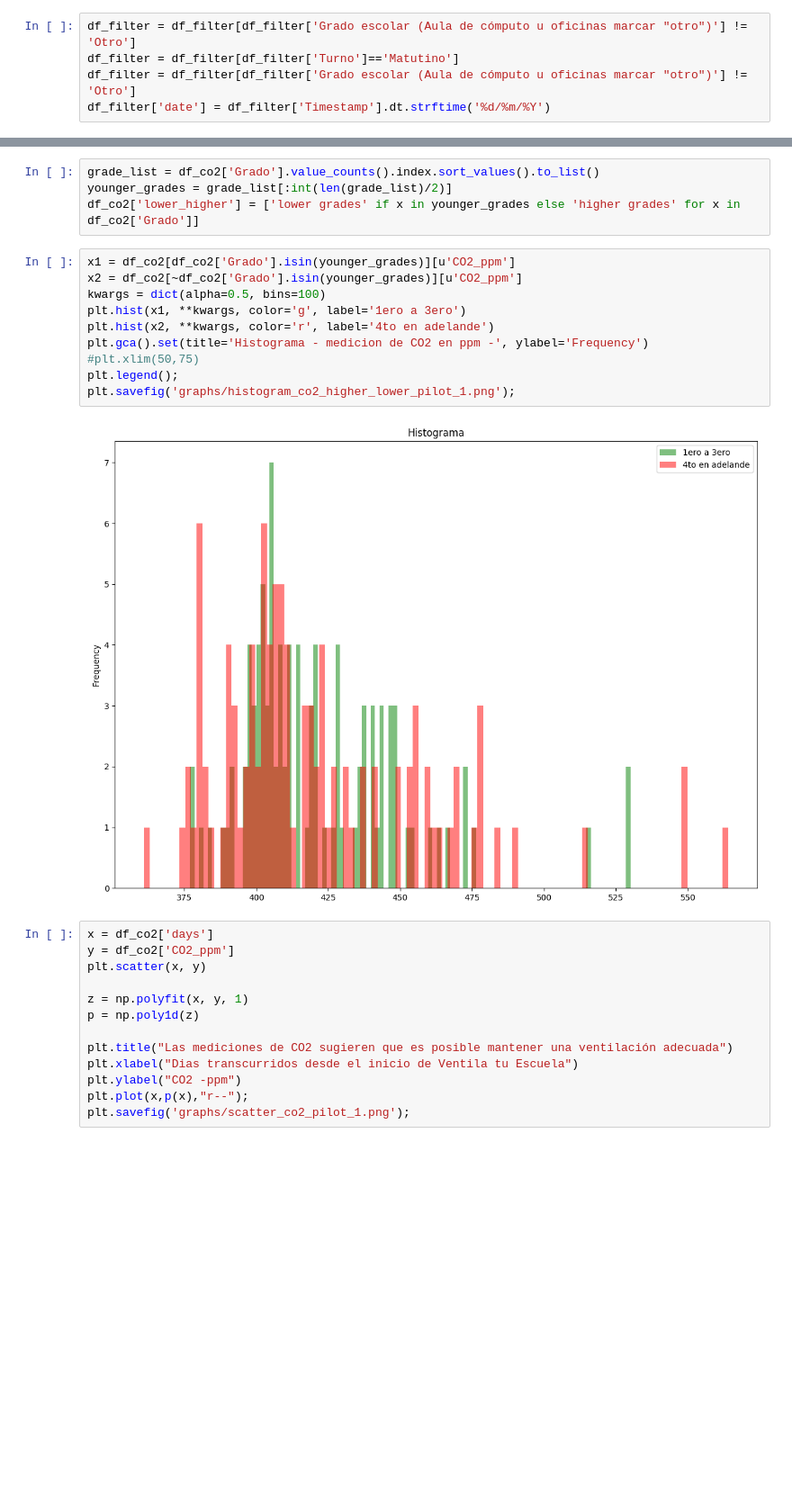
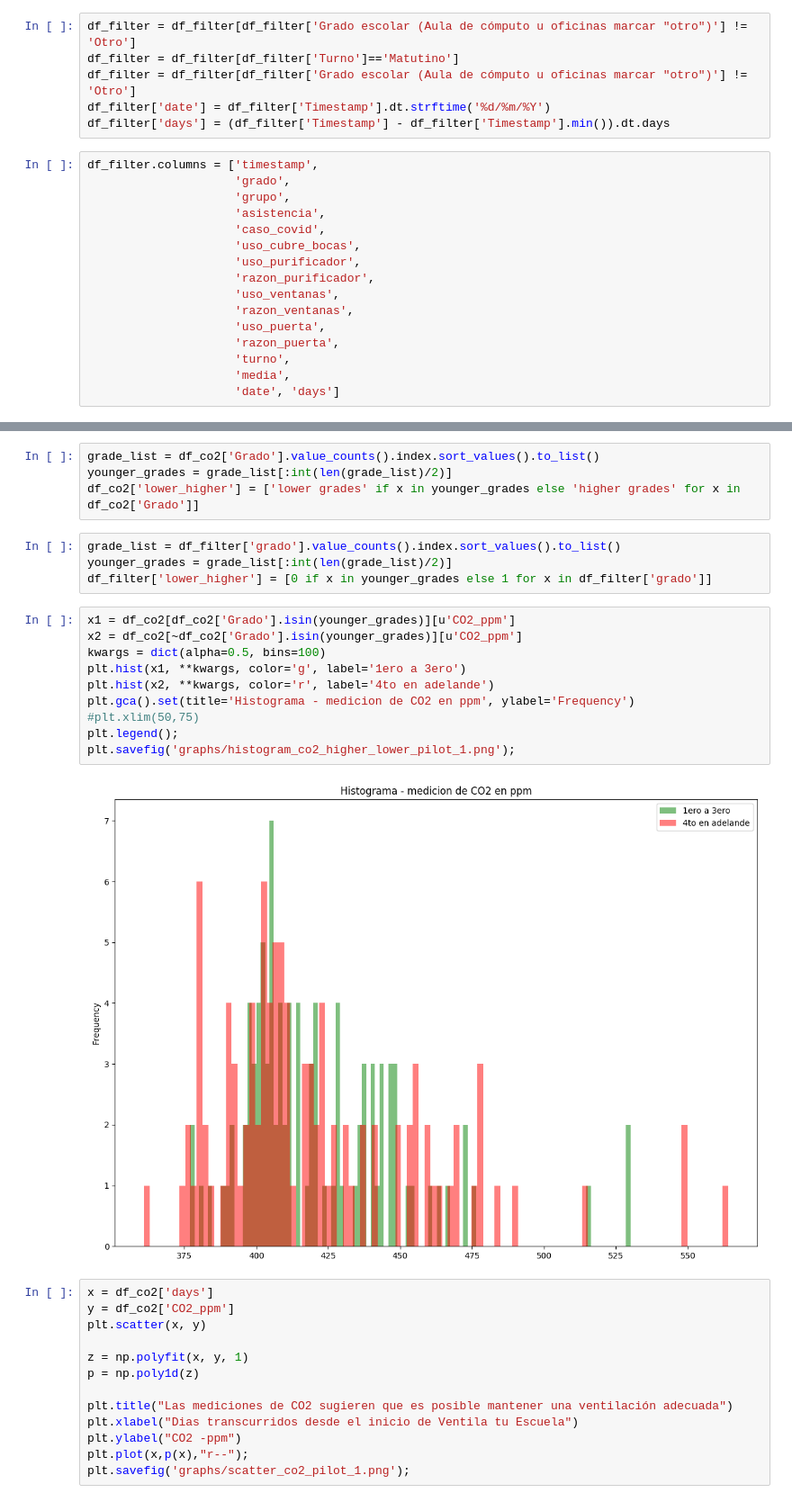
Before and after one commit to abreulastra/ventila_tu_escuela, a Jupyter notebook: VTE_analysis_c02_pilot_1.ipynb, the cells around one changed output, grey strips where cells are left out. Shown: that part at 90% size. Saved outputs shown, nothing was run; the diff lists cells and outputs as text; blank space fills up the shorter version.

```diff
--- a/VTE_analysis_c02_pilot_1.ipynb
+++ b/VTE_analysis_c02_pilot_1.ipynb
@@ -24,6 +24,23 @@ df_filter = df_filter[df_filter['Grado escolar (Aula de cómputo u oficinas marc
 df_filter = df_filter[df_filter['Turno']=='Matutino']
 df_filter = df_filter[df_filter['Grado escolar (Aula de cómputo u oficinas marcar "otro")'] != 'Otro']
 df_filter['date'] = df_filter['Timestamp'].dt.strftime('%d/%m/%Y')
+df_filter['days'] = (df_filter['Timestamp'] - df_filter['Timestamp'].min()).dt.days
+# %%
+df_filter.columns = ['timestamp',
+                     'grado',
+                     'grupo',
+                     'asistencia',
+                     'caso_covid',
+                     'uso_cubre_bocas',
+                     'uso_purificador',
+                     'razon_purificador',
+                     'uso_ventanas',
+                     'razon_ventanas',
+                     'uso_puerta',
+                     'razon_puerta',
+                     'turno',
+                     'media',
+                     'date', 'days']
 # %%
 plt.hist(df_co2['CO2_ppm'], bins=50)
 plt.gca().set(title='Histograma - medicion de CO2 en ppm', ylabel='Frecuencia')
@@ -34,18 +51,22 @@ plt.savefig('graphs/histogram_co2_pilot_1.png');
 grade_list = df_co2['Grado'].value_counts().index.sort_values().to_list()
 younger_grades = grade_list[:int(len(grade_list)/2)]
 df_co2['lower_higher'] = ['lower grades' if x in younger_grades else 'higher grades' for x in df_co2['Grado']]
+# %%
+grade_list = df_filter['grado'].value_counts().index.sort_values().to_list()
+younger_grades = grade_list[:int(len(grade_list)/2)]
+df_filter['lower_higher'] = [0 if x in younger_grades else 1 for x in df_filter['grado']]
 # %%
 x1 = df_co2[df_co2['Grado'].isin(younger_grades)][u'CO2_ppm']
 x2 = df_co2[~df_co2['Grado'].isin(younger_grades)][u'CO2_ppm']
 kwargs = dict(alpha=0.5, bins=100)
 plt.hist(x1, **kwargs, color='g', label='1ero a 3ero')
 plt.hist(x2, **kwargs, color='r', label='4to en adelande')
-plt.gca().set(title='Histograma - medicion de CO2 en ppm -', ylabel='Frequency')
+plt.gca().set(title='Histograma - medicion de CO2 en ppm', ylabel='Frequency')
 #plt.xlim(50,75)
 plt.legend();
 plt.savefig('graphs/histogram_co2_higher_lower_pilot_1.png');
 # %% [output]
-[figure, old version]
+[figure, new version]
 # %%
 x = df_co2['days']
 y = df_co2['CO2_ppm']
```
Also changed, not shown: parts of 12 cells of this notebook, 2 other files.
